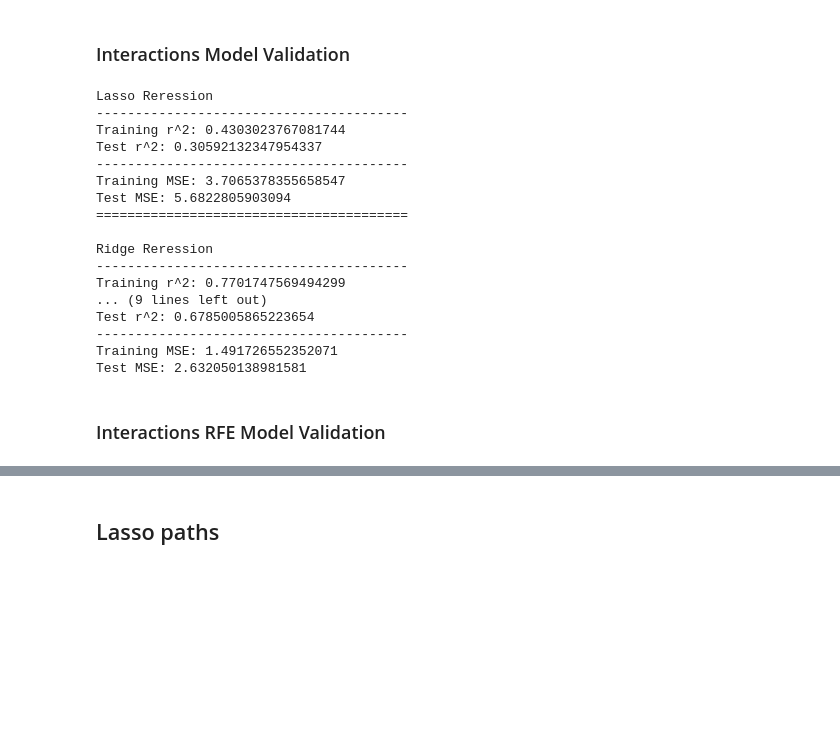
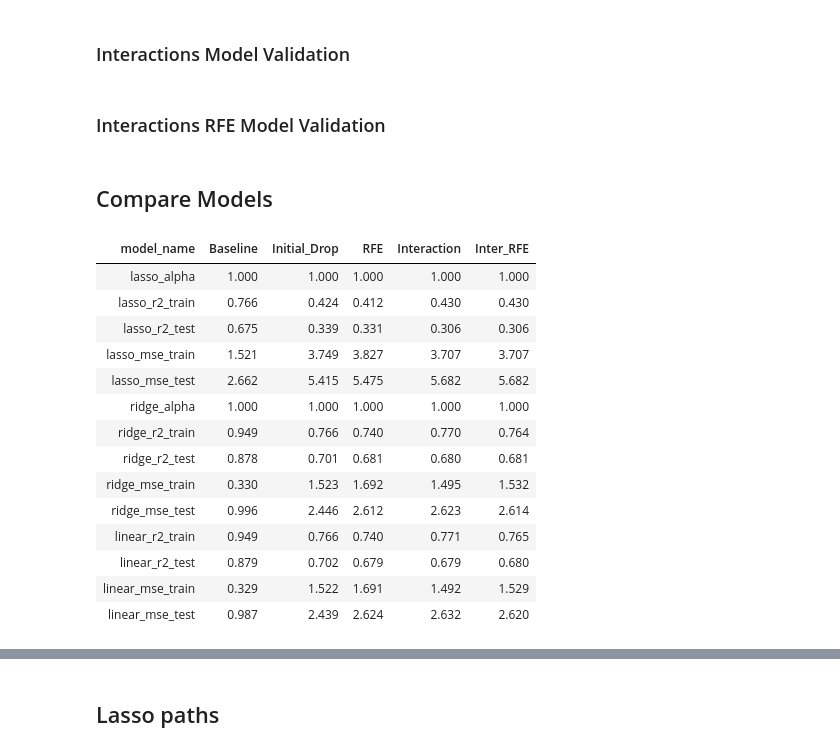
Before and after one commit to Matt-Newton998/Life_Expectancy-Mod04_Project, a Jupyter notebook: Modelling_Matt.ipynb, the cells around one changed output, grey strips where cells are left out. Saved outputs shown, nothing was run; the diff lists cells and outputs as text; code cells hidden in the pictures; blank space fills up the shorter version.

Commit message:
compare DF

```diff
--- a/Modelling_Matt.ipynb
+++ b/Modelling_Matt.ipynb
@@ -847,3 +881,6 @@ Test MSE: 2.4385134393374845
+# %%
+df_2 = model_DataFrame('Initial_Drop',X_1, y_train , X_1_test, y_test, lasso_alpha=0.002, ridge_alpha=0.002)
+# df_2
 # %% [markdown]
 ### RFE Model Validation
 # %%
@@ -872,3 +895,6 @@ Test MSE: 2.62449590608444
+# %%
+df_3 = model_DataFrame("RFE", X_2, y_train , X_3_test, y_test, lasso_alpha=1, ridge_alpha=1)
+# df_3
 # %% [markdown]
 ### Interactions Model Validation
 # %%
@@ -876,28 +902,35 @@ X_inter = data_combined.copy()
 X_cols = list(X_inter.columns)
 X_inter_test = data_combined_test[X_cols]
 # %%
-All_Model_validations(X_inter, y_train , X_inter_test, y_test)
+df_4 = model_DataFrame("Interaction", X_inter, y_train , X_inter_test, y_test, lasso_alpha=1, ridge_alpha=1)
+# df_4
-# %% [output]
-Lasso Reression
-----------------------------------------
-Training r^2: 0.4303023767081744
-Test r^2: 0.30592132347954337
-----------------------------------------
-Training MSE: 3.7065378355658547
-Test MSE: 5.6822805903094
-========================================
-
-Ridge Reression
-----------------------------------------
-Training r^2: 0.7701747569494299
-... (9 lines left out)
-Test r^2: 0.6785005865223654
-----------------------------------------
-Training MSE: 1.491726552352071
-Test MSE: 2.632050138981581
 # %% [markdown]
 ### Interactions RFE Model Validation
 # %%
 X_inter_rfe = df_inter_reduced.copy()
 X_cols = list(X_inter_rfe.columns)
 X_inter_rfe_test = data_combined_test[X_cols]
+# %%
+df_5 = model_DataFrame("Inter_RFE", X_inter_rfe, y_train , X_inter_rfe_test, y_test, lasso_alpha=1, ridge_alpha=1)
+# df_5
+# %% [markdown]
+## Compare Models
+# %%
+df_all = pd.concat([df_1,df_2,df_3,df_4,df_5], axis=1)
+df_all
+# %% [output]
+| model_name | Baseline | Initial_Drop | RFE | Interaction | Inter_RFE |
+| lasso_alpha | 1.000 | 1.000 | 1.000 | 1.000 | 1.000 |
+| lasso_r2_train | 0.766 | 0.424 | 0.412 | 0.430 | 0.430 |
+| lasso_r2_test | 0.675 | 0.339 | 0.331 | 0.306 | 0.306 |
+| lasso_mse_train | 1.521 | 3.749 | 3.827 | 3.707 | 3.707 |
+| lasso_mse_test | 2.662 | 5.415 | 5.475 | 5.682 | 5.682 |
+| ridge_alpha | 1.000 | 1.000 | 1.000 | 1.000 | 1.000 |
+| ridge_r2_train | 0.949 | 0.766 | 0.740 | 0.770 | 0.764 |
+| ridge_r2_test | 0.878 | 0.701 | 0.681 | 0.680 | 0.681 |
+| ridge_mse_train | 0.330 | 1.523 | 1.692 | 1.495 | 1.532 |
+| ridge_mse_test | 0.996 | 2.446 | 2.612 | 2.623 | 2.614 |
+| linear_r2_train | 0.949 | 0.766 | 0.740 | 0.771 | 0.765 |
+| linear_r2_test | 0.879 | 0.702 | 0.679 | 0.679 | 0.680 |
+| linear_mse_train | 0.329 | 1.522 | 1.691 | 1.492 | 1.529 |
+| linear_mse_test | 0.987 | 2.439 | 2.624 | 2.632 | 2.620 |
```
Also changed, not shown: parts of 19 cells of this notebook.
